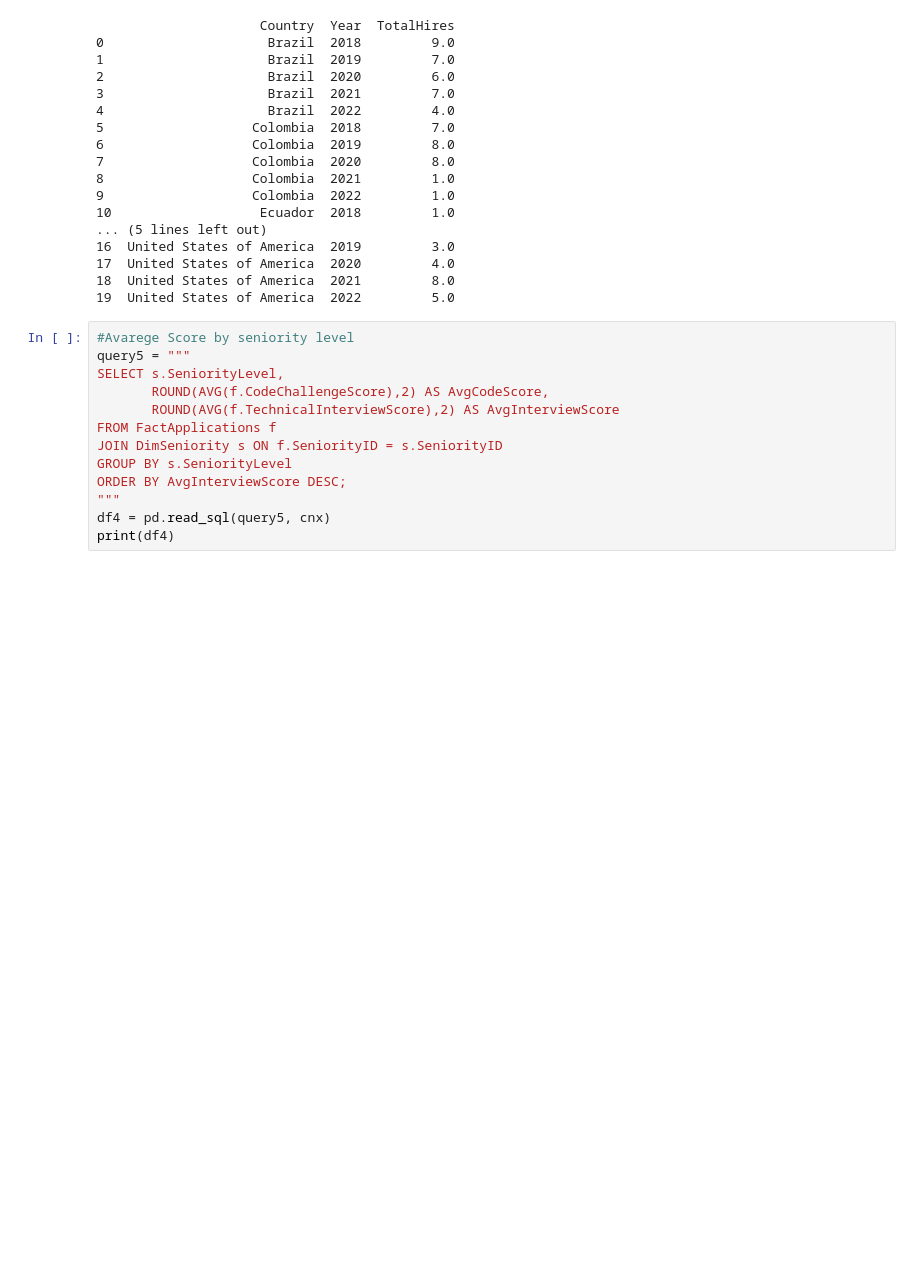
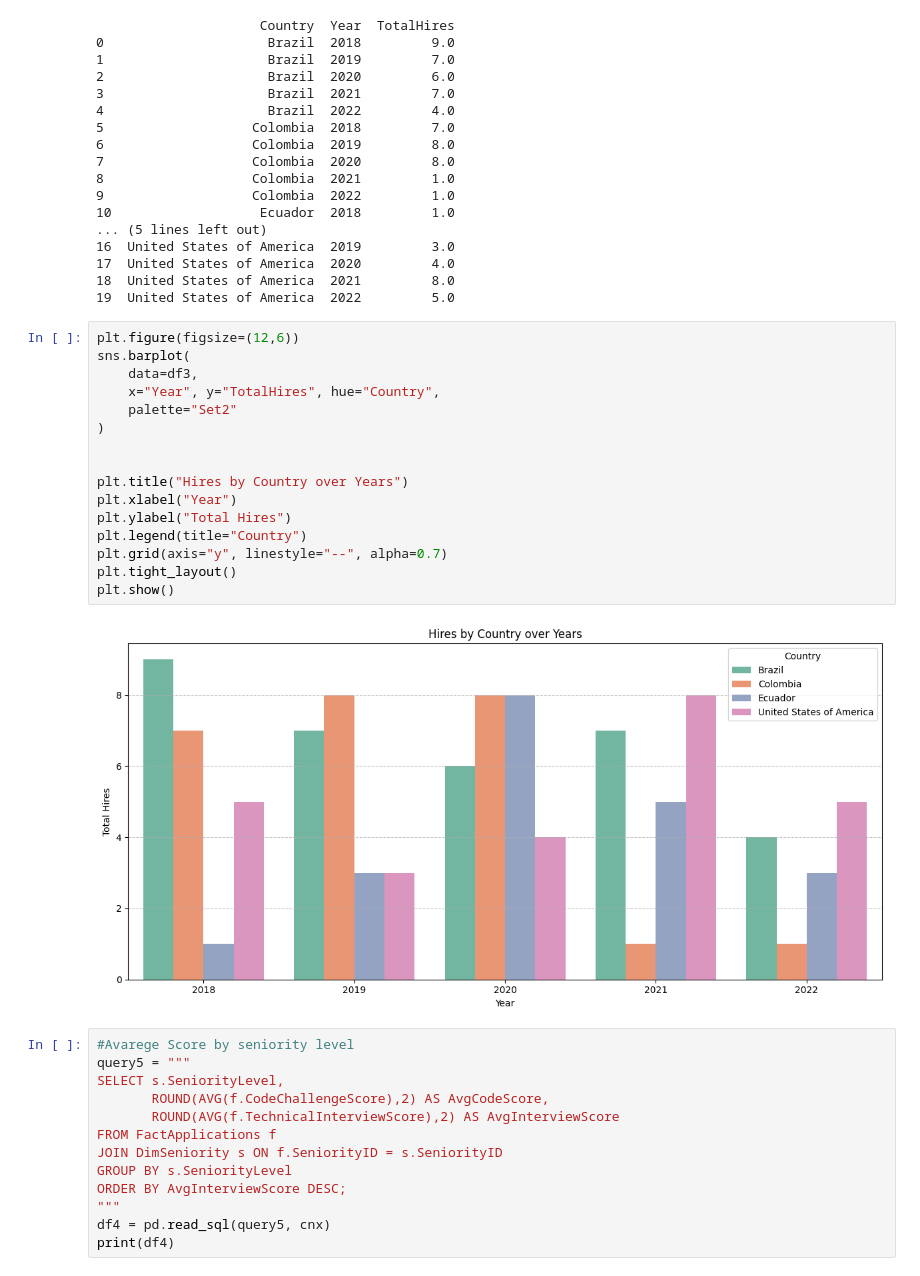
Before and after one commit to anniecorrea/workshop1_ETL, a Jupyter notebook: kpis.ipynb, the cells around one changed output. Drawn from its saved outputs; the diff is of its cells as text; blank space fills up the shorter version.

```diff
--- a/kpis.ipynb
+++ b/kpis.ipynb
@@ -121,6 +179,24 @@ print(df3)
 17  United States of America  2020         4.0
 18  United States of America  2021         8.0
 19  United States of America  2022         5.0
+# %%
+plt.figure(figsize=(12,6))
+sns.barplot(
+    data=df3,
+    x="Year", y="TotalHires", hue="Country",
+    palette="Set2"
+)
+
+
+plt.title("Hires by Country over Years")
+plt.xlabel("Year")
+plt.ylabel("Total Hires")
+plt.legend(title="Country")
+plt.grid(axis="y", linestyle="--", alpha=0.7)
+plt.tight_layout()
+plt.show()
+# %% [output]
+[figure, added]
 # %%
 #Avarege Score by seniority level
 query5 = """
```
Also changed, not shown: parts of 6 cells of this notebook, 2 other files.
